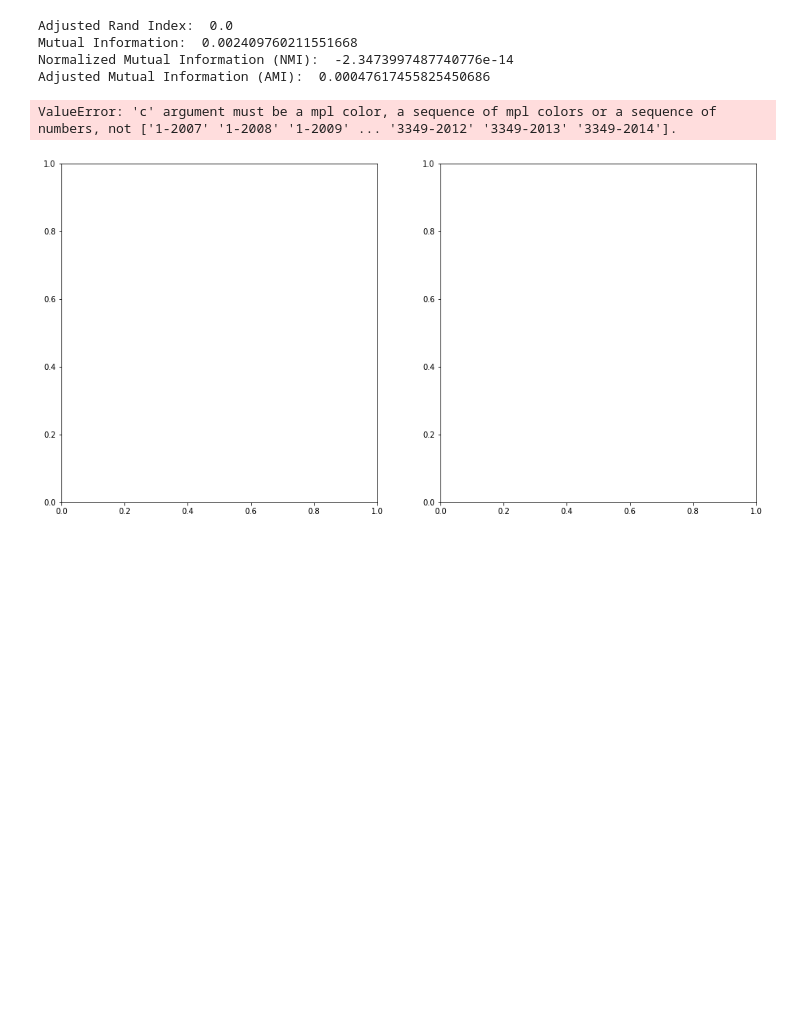
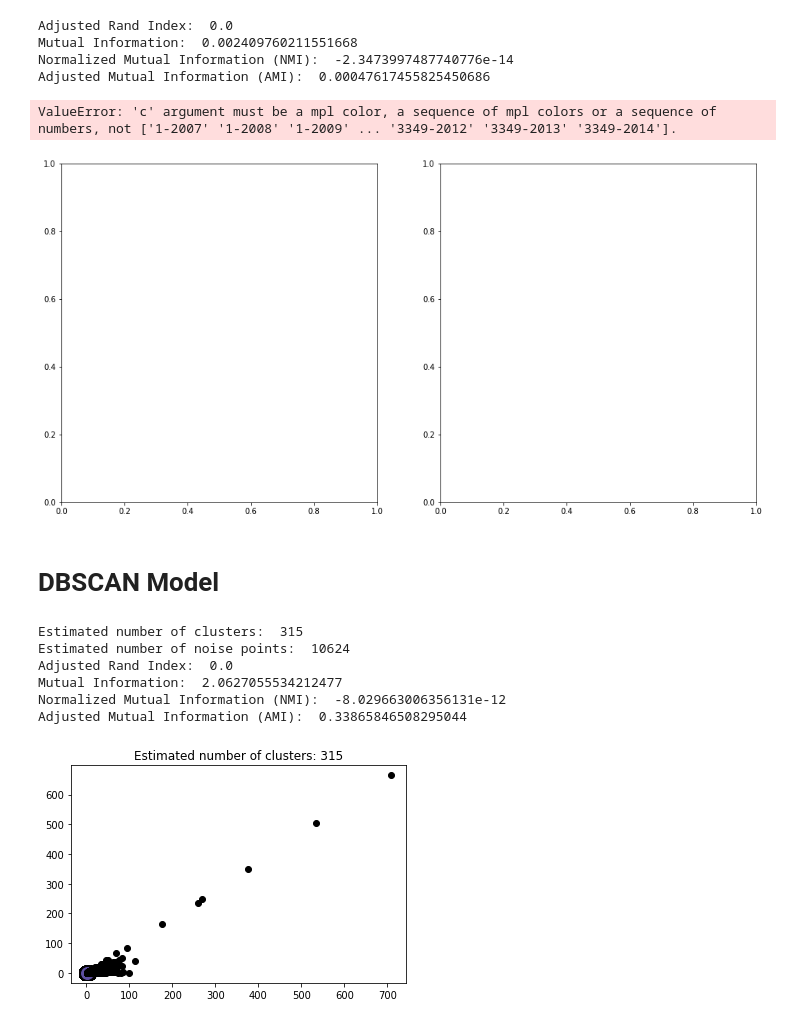
Before and after one commit to sharifnasser/ML-second-midterm, a Jupyter notebook: mid_term.ipynb, the cells around one changed output. Saved outputs shown, nothing was run; the diff lists cells and outputs as text; code cells hidden in the pictures; blank space fills up the shorter version.

Commit message:
Added DBSCAN

```diff
--- a/mid_term.ipynb
+++ b/mid_term.ipynb
@@ -207,3 +204,54 @@ axes[1].set_title('Predicted', fontsize=18)
 # %% [output]
 ValueError: 'c' argument must be a mpl color, a sequence of mpl colors or a sequence of numbers, not ['1-2007' '1-2008' '1-2009' ... '3349-2012' '3349-2013' '3349-2014'].
 [figure]
+# %% [markdown]
+# DBSCAN Model
+# %%
+dbscan = DBSCAN(0.42)
+y_pred2 = dbscan.fit_predict(X)
+# %%
+n_noise = list(y_pred2).count(-1)
+n_clusters = np.sum(np.unique(y_pred2)>-1)
+ari = adjusted_rand_score(y, y_pred2)
+mi = mutual_info_score(y, y_pred2)
+nmi = adjusted_mutual_info_score(y, y_pred2)
+ami = normalized_mutual_info_score(y, y_pred2)
+print("Estimated number of clusters: ", n_clusters)
+print("Estimated number of noise points: ", n_noise)
+print("Adjusted Rand Index: ", ari) # Best score is 1.0
+print("Mutual Information: ", mi)
+print("Normalized Mutual Information (NMI): ", nmi) # Best score is 1.0
+print("Adjusted Mutual Information (AMI): ", ami) # Best score is 1.0
+# %% [output]
+Estimated number of clusters:  315
+Estimated number of noise points:  10624
+Adjusted Rand Index:  0.0
+Mutual Information:  2.0627055534212477
+Normalized Mutual Information (NMI):  -8.029663006356131e-12
+Adjusted Mutual Information (AMI):  0.33865846508295044
+# %%
+core_samples_mask = np.zeros_like(dbscan.labels_, dtype=bool)
+core_samples_mask[dbscan.core_sample_indices_] = True
+# Black removed and is used for noise instead.
+unique_labels = set(y_pred2)
+colors = [plt.cm.Spectral(each)
+          for each in np.linspace(0, 1, len(unique_labels))]
+for k, col in zip(unique_labels, colors):
+    if k == -1:
+        # Black used for noise.
+        col = [0, 0, 0, 1]
+
+    class_member_mask = (dbscan.labels_ == k)
+
+    xy = X[class_member_mask & core_samples_mask]
+    plt.plot(xy[:, 0], xy[:, 1], 'o', markerfacecolor=tuple(col),
+             markeredgecolor='k', markersize=14)
+
+    xy = X[class_member_mask & ~core_samples_mask]
+    plt.plot(xy[:, 0], xy[:, 1], 'o', markerfacecolor=tuple(col),
+             markeredgecolor='k', markersize=6)
+
+plt.title('Estimated number of clusters: %d' % n_clusters)
+plt.show()
+# %% [output]
+[figure, added]
```
Also changed, not shown: parts of 4 cells of this notebook.
